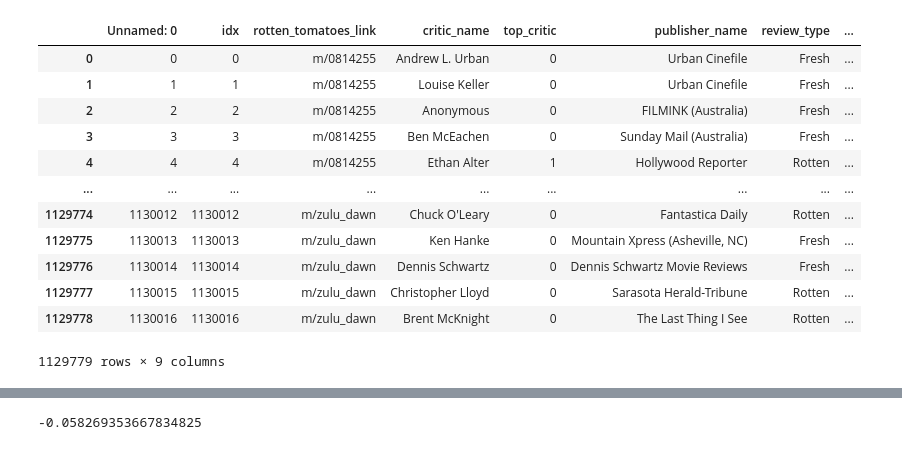
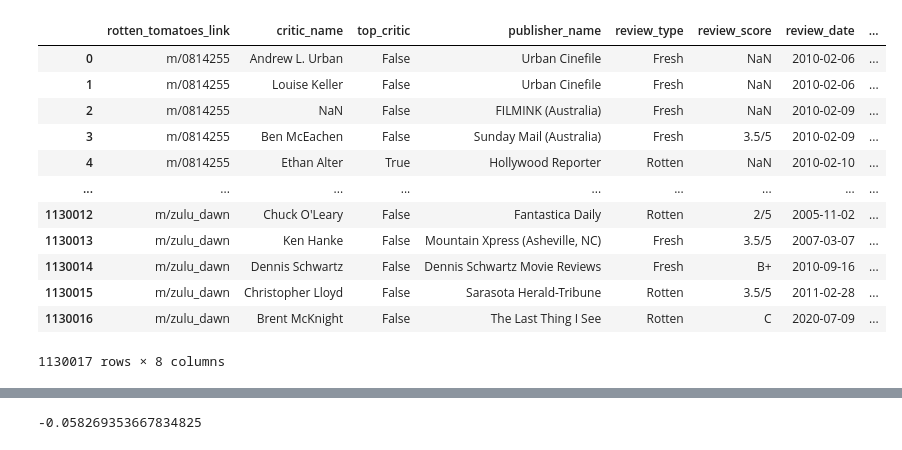
Before and after one commit to andre3000y/Movie_box_office_analysis, a Jupyter notebook: Movie Budget and Title Basics merged.ipynb, the cells around one changed output, grey strips where cells are left out. Saved outputs shown, nothing was run; the diff lists cells and outputs as text; code cells hidden in the pictures.

```diff
--- a/Movie Budget and Title Basics merged.ipynb
+++ b/Movie Budget and Title Basics merged.ipynb
@@ -1,22 +1,22 @@
 # %%
 import pandas as pd
 import numpy as np
-df = pd.read_csv('data/cln_rotten_tomatoes_critic_reviews.csv')
+df = pd.read_csv('data/zippedData/rotten_tomatoes_critic_reviews.csv.gz')
 df
 # %% [output]
-|  | Unnamed: 0 | idx | rotten_tomatoes_link | critic_name | top_critic | publisher_name | review_type | ... |
-| 0 | 0 | 0 | m/0814255 | Andrew L. Urban | 0 | Urban Cinefile | Fresh | ... |
-| 1 | 1 | 1 | m/0814255 | Louise Keller | 0 | Urban Cinefile | Fresh | ... |
-| 2 | 2 | 2 | m/0814255 | Anonymous | 0 | FILMINK (Australia) | Fresh | ... |
-| 3 | 3 | 3 | m/0814255 | Ben McEachen | 0 | Sunday Mail (Australia) | Fresh | ... |
-| 4 | 4 | 4 | m/0814255 | Ethan Alter | 1 | Hollywood Reporter | Rotten | ... |
+|  | rotten_tomatoes_link | critic_name | top_critic | publisher_name | review_type | review_score | review_date | ... |
+| 0 | m/0814255 | Andrew L. Urban | False | Urban Cinefile | Fresh | NaN | 2010-02-06 | ... |
+| 1 | m/0814255 | Louise Keller | False | Urban Cinefile | Fresh | NaN | 2010-02-06 | ... |
+| 2 | m/0814255 | NaN | False | FILMINK (Australia) | Fresh | NaN | 2010-02-09 | ... |
+| 3 | m/0814255 | Ben McEachen | False | Sunday Mail (Australia) | Fresh | 3.5/5 | 2010-02-09 | ... |
+| 4 | m/0814255 | Ethan Alter | True | Hollywood Reporter | Rotten | NaN | 2010-02-10 | ... |
 | ... | ... | ... | ... | ... | ... | ... | ... | ... |
-| 1129774 | 1130012 | 1130012 | m/zulu_dawn | Chuck O'Leary | 0 | Fantastica Daily | Rotten | ... |
-| 1129775 | 1130013 | 1130013 | m/zulu_dawn | Ken Hanke | 0 | Mountain Xpress (Asheville, NC) | Fresh | ... |
-| 1129776 | 1130014 | 1130014 | m/zulu_dawn | Dennis Schwartz | 0 | Dennis Schwartz Movie Reviews | Fresh | ... |
-| 1129777 | 1130015 | 1130015 | m/zulu_dawn | Christopher Lloyd | 0 | Sarasota Herald-Tribune | Rotten | ... |
-| 1129778 | 1130016 | 1130016 | m/zulu_dawn | Brent McKnight | 0 | The Last Thing I See | Rotten | ... |
+| 1130012 | m/zulu_dawn | Chuck O'Leary | False | Fantastica Daily | Rotten | 2/5 | 2005-11-02 | ... |
+| 1130013 | m/zulu_dawn | Ken Hanke | False | Mountain Xpress (Asheville, NC) | Fresh | 3.5/5 | 2007-03-07 | ... |
+| 1130014 | m/zulu_dawn | Dennis Schwartz | False | Dennis Schwartz Movie Reviews | Fresh | B+ | 2010-09-16 | ... |
+| 1130015 | m/zulu_dawn | Christopher Lloyd | False | Sarasota Herald-Tribune | Rotten | 3.5/5 | 2011-02-28 | ... |
+| 1130016 | m/zulu_dawn | Brent McKnight | False | The Last Thing I See | Rotten | C | 2020-07-09 | ... |
-1129779 rows × 9 columns
+1130017 rows × 8 columns
 # %%
 import sqlite3
 
```
Also changed, not shown: parts of 10 cells of this notebook.
